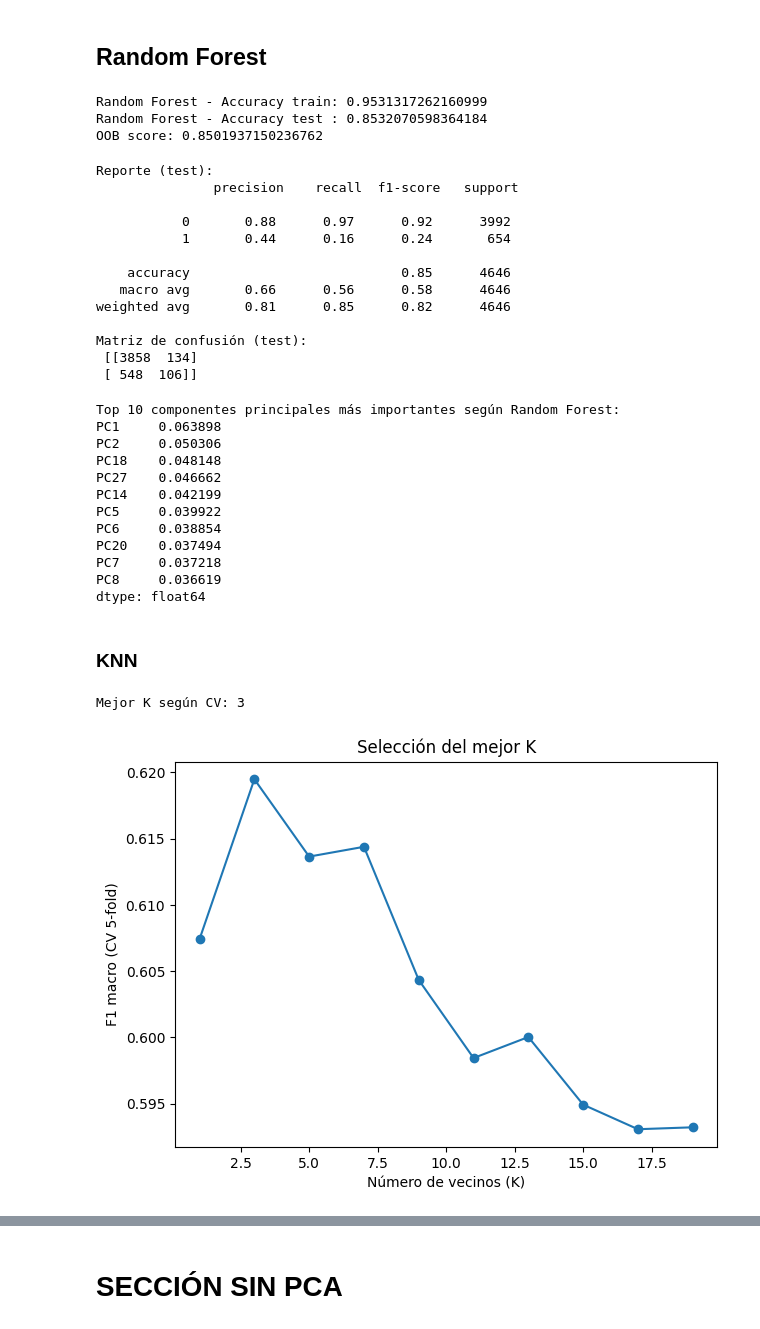
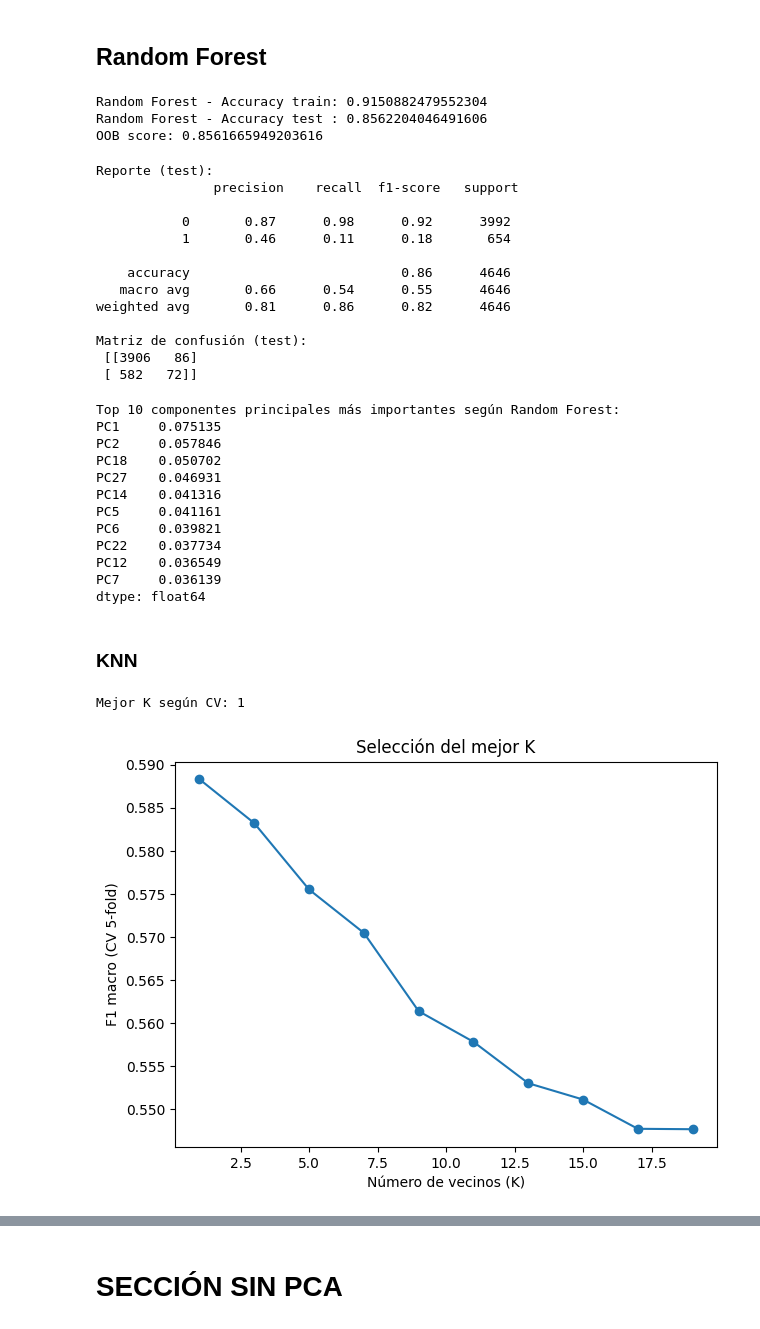
Before and after one commit to Checho-ramirijaz2014/proyecto_min, a Jupyter notebook: ML para playtime.ipynb, the cells around one changed output, grey strips where cells are left out. Drawn from its saved outputs; the diff is of its cells as text; code cells hidden in the pictures.

```diff
--- a/ML para playtime.ipynb
+++ b/ML para playtime.ipynb
@@ -262,7 +262,7 @@ df_filtrado['rating_ratio'] = df_filtrado['positive_ratings'] / (df_filtrado['ne
 X = df_filtrado.drop(columns=["average_playtime", "high_playtime", "median_playtime", "owners", "revenue", "positive_ratings", "negative_ratings", "copiessold"]).copy()
 y = df_filtrado["high_playtime"].copy()
 
-columnas_cuantitativas = ["price", "required_age", "achievements", "rating_ratio", "price", "reviewscore"]
+columnas_cuantitativas = ["price", "required_age", "achievements", "rating_ratio", "reviewscore"]
 columnas_lista = ["platforms", "genres", "categories"]
 
 
@@ -366,7 +366,7 @@ dtype: float64
 # %%
 rf = RandomForestClassifier(
     n_estimators=200,
-    max_depth=20,
+    max_depth=15,
     max_features='sqrt',
     oob_score=True,
     random_state=42
@@ -379,9 +379,9 @@ print('Random Forest - Accuracy train:', accuracy_score(y_train_PCA, yhat_rf_tra
 print('Random Forest - Accuracy test :', accuracy_score(y_test_PCA, yhat_rf_test))
 print('OOB score:', rf.oob_score_)
 # %% [output]
-Random Forest - Accuracy train: 0.9531317262160999
-Random Forest - Accuracy test : 0.8532070598364184
-OOB score: 0.8501937150236762
+Random Forest - Accuracy train: 0.9150882479552304
+Random Forest - Accuracy test : 0.8562204046491606
+OOB score: 0.8561665949203616
 # %%
 print('\nReporte (test):\n', classification_report(y_test_PCA, yhat_rf_test))
 print('Matriz de confusión (test):\n', confusion_matrix(y_test_PCA, yhat_rf_test))
@@ -389,16 +389,16 @@ print('Matriz de confusión (test):\n', confusion_matrix(y_test_PCA, yhat_rf_tes
 Reporte (test):
                precision    recall  f1-score   support
 
-           0       0.88      0.97      0.92      3992
-           1       0.44      0.16      0.24       654
+           0       0.87      0.98      0.92      3992
+           1       0.46      0.11      0.18       654
 
-    accuracy                           0.85      4646
-   macro avg       0.66      0.56      0.58      4646
-weighted avg       0.81      0.85      0.82      4646
+    accuracy                           0.86      4646
+   macro avg       0.66      0.54      0.55      4646
+weighted avg       0.81      0.86      0.82      4646
 
 Matriz de confusión (test):
- [[3858  134]
- [ 548  106]]
+ [[3906   86]
+ [ 582   72]]
 # %%
 # Queremos ver ahora las features más importantes según el Random Forest
 nombres = [f'PC{i+1}' for i in range(X_pca.shape[1])]
@@ -409,39 +409,39 @@ print("Top 10 componentes principales más importantes según Random Forest:")
 print(importancias)
 # %% [output]
 Top 10 componentes principales más importantes según Random Forest:
-PC1     0.063898
-PC2     0.050306
-PC18    0.048148
-PC27    0.046662
-PC14    0.042199
-PC5     0.039922
-PC6     0.038854
-PC20    0.037494
-PC7     0.037218
-PC8     0.036619
+PC1     0.075135
+PC2     0.057846
+PC18    0.050702
+PC27    0.046931
+PC14    0.041316
+PC5     0.041161
+PC6     0.039821
+PC22    0.037734
+PC12    0.036549
+PC7     0.036139
 dtype: float64
 # %% [markdown]
 ### KNN
 # %%
 k_values = range(1, 21, 2)
 scores = []
 for k in k_values:
     knn = KNeighborsClassifier(n_neighbors=k)
-    cv_score = cross_val_score(knn, X_train_PCA, y_train, cv=5, scoring="f1_macro").mean()
+    cv_score = cross_val_score(knn, X_train_PCA, y_train_PCA, cv=5, scoring="f1_macro").mean()
     scores.append(cv_score)
 
 best_k = k_values[np.argmax(scores)]
 print("Mejor K según CV:", best_k)
 
 plt.figure(figsize=(7,5))
 plt.plot(k_values, scores, marker="o")
 plt.xlabel("Número de vecinos (K)")
 plt.ylabel("F1 macro (CV 5-fold)")
 plt.title("Selección del mejor K")
 plt.show()
 # %% [output]
-Mejor K según CV: 3
+Mejor K según CV: 1
-[figure, old version]
+[figure, new version]
 # %%
 # Aplicamos KNN con el mejor K
 knn = KNeighborsClassifier(n_neighbors=best_k)
```
Also changed, not shown: parts of 12 cells of this notebook, 2 other files.
